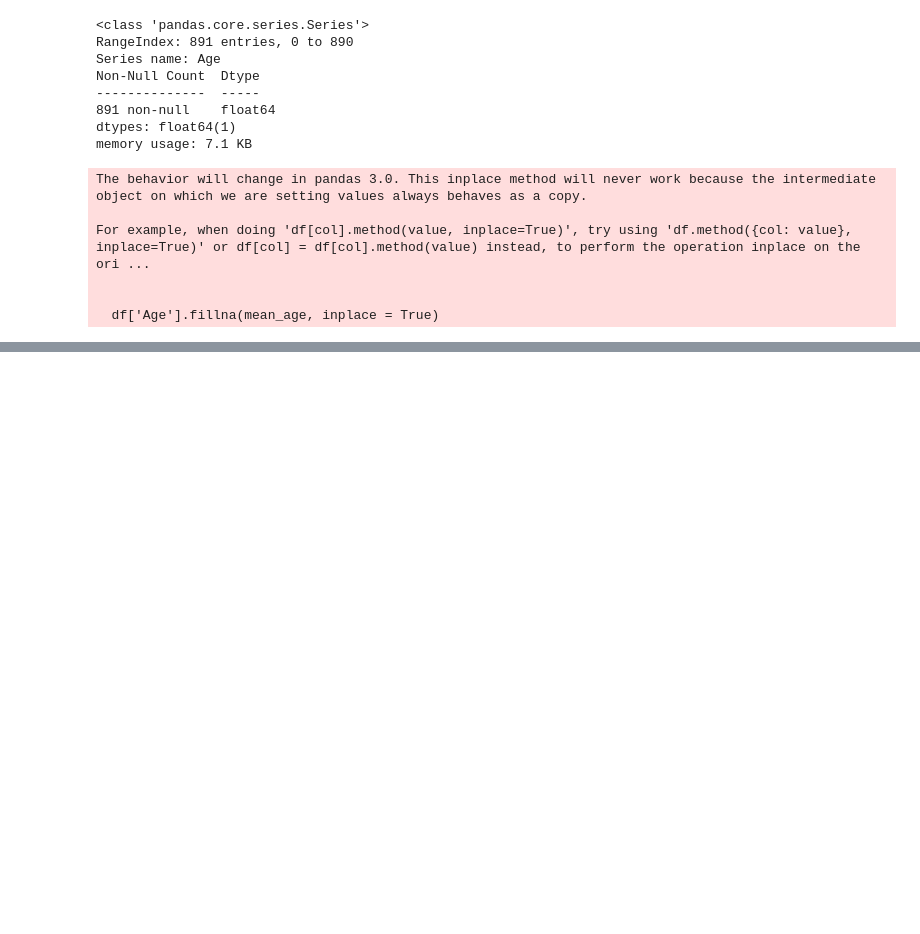
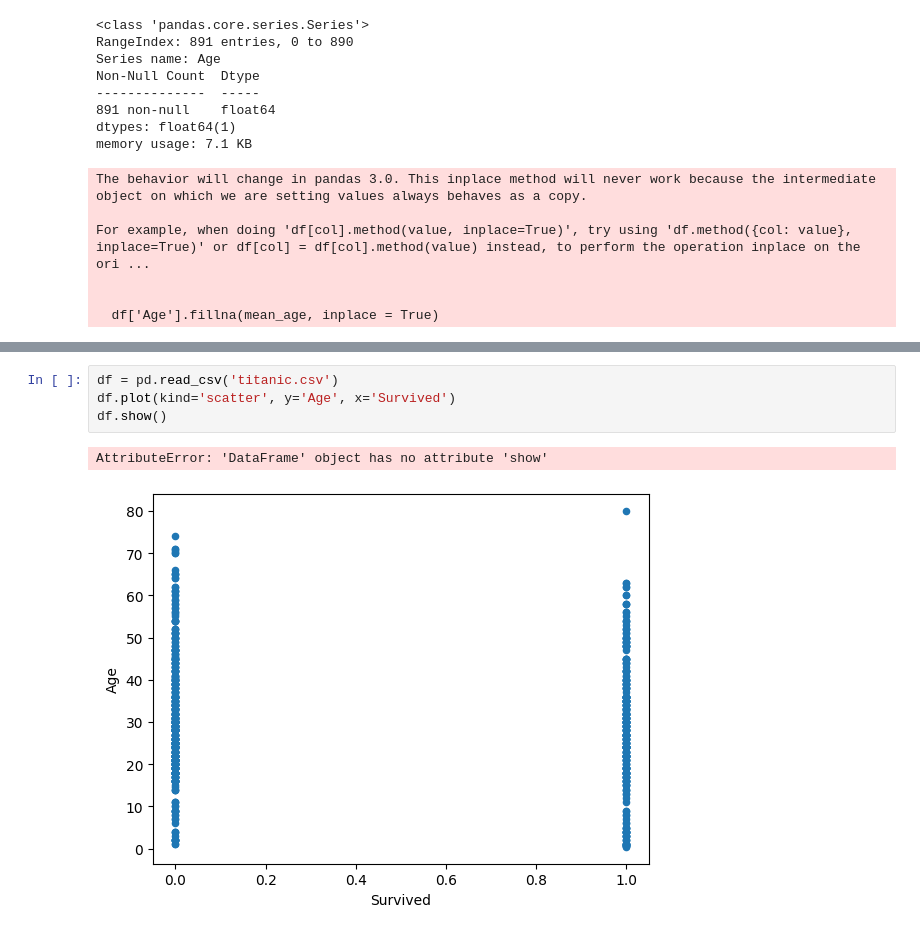
Before and after one commit to SelfCrafted/Machine-Learning, a Jupyter notebook: data-cleaning/a.ipynb, the cells around one changed output, grey strips where cells are left out. Saved outputs shown, nothing was run; the diff lists cells and outputs as text; blank space fills up the shorter version.

```diff
--- a/data-cleaning/a.ipynb
+++ b/data-cleaning/a.ipynb
@@ -393,0 +449,7 @@ df.dropna(subset=['Date'], inplace = True)
+# %%
+df = pd.read_csv('titanic.csv')
+df.plot(kind='scatter', y='Age', x='Survived')
+df.show()
+# %% [output]
+AttributeError: 'DataFrame' object has no attribute 'show'
+[figure, added]
```
Also changed, not shown: parts of 6 cells of this notebook.
